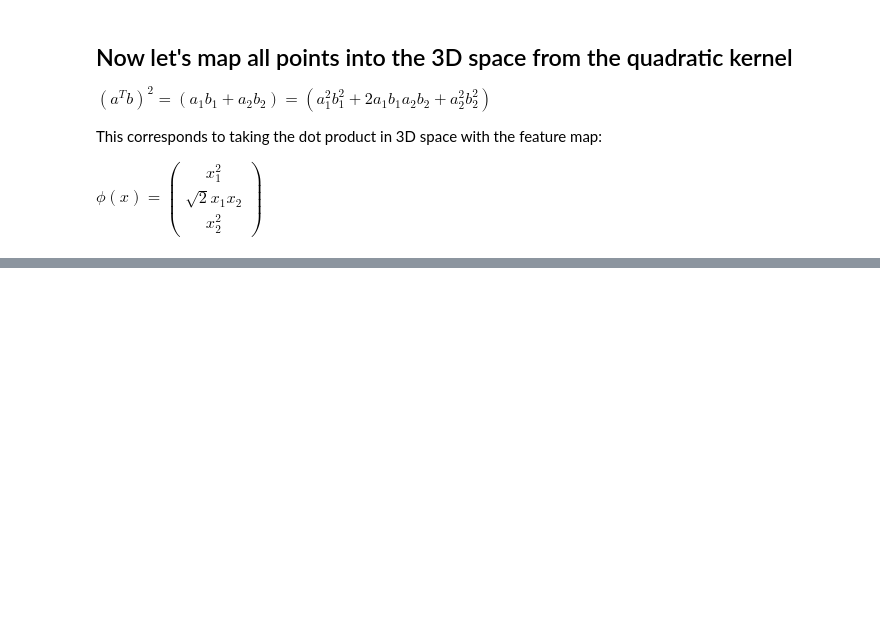
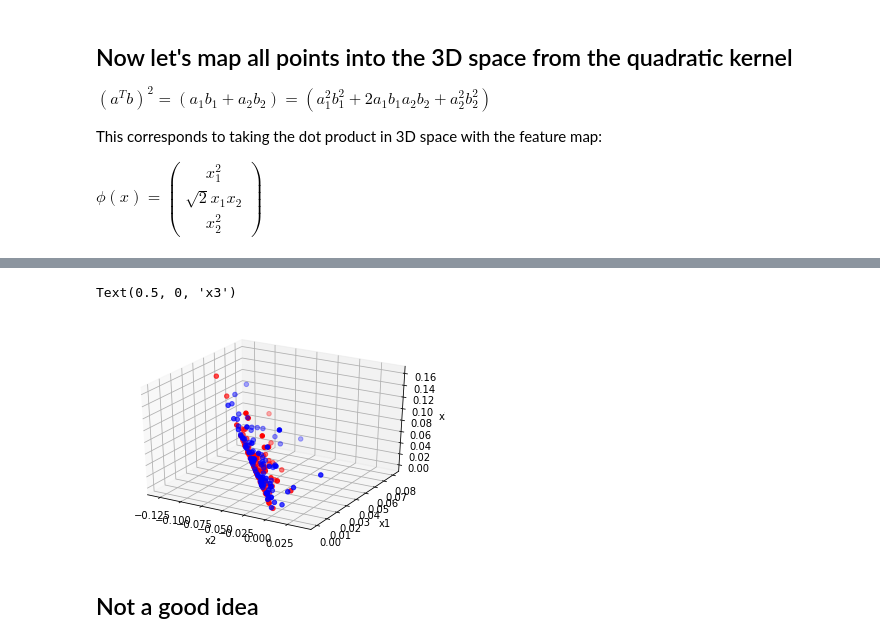
Before and after one commit to frankzl/mlcv-algorithms, a Jupyter notebook: 07-kernel_methods/Quadratic Kernel.ipynb, the cells around one changed output, grey strips where cells are left out. Cells and saved outputs as stored; diff of their text form; code cells hidden in the pictures; blank space fills up the shorter version.

```diff
--- a/07-kernel_methods/Quadratic Kernel.ipynb
+++ b/07-kernel_methods/Quadratic Kernel.ipynb
@@ -73,0 +97,19 @@ Text(0.5, 0, 'x3')
+# %%
+from mpl_toolkits.mplot3d import Axes3D
+import matplotlib.pyplot as plt
+import numpy as np
+
+fig = plt.figure()
+ax = fig.add_subplot(111, projection='3d')
+
+ax.scatter(mapped_X[:,1], mapped_X[:,0], mapped_X[:,2], c='r')
+ax.scatter(mapped_X_2[:,1], mapped_X_2[:,0], mapped_X_2[:,2], c='b')
+
+ax.set_xlabel('x2')
+ax.set_ylabel('x1')
+ax.set_zlabel('x3')
+# %% [output]
+Text(0.5, 0, 'x3')
+[figure, added]
+# %% [markdown]
+## Not a good idea
```
Also changed, not shown: parts of 7 cells of this notebook.
